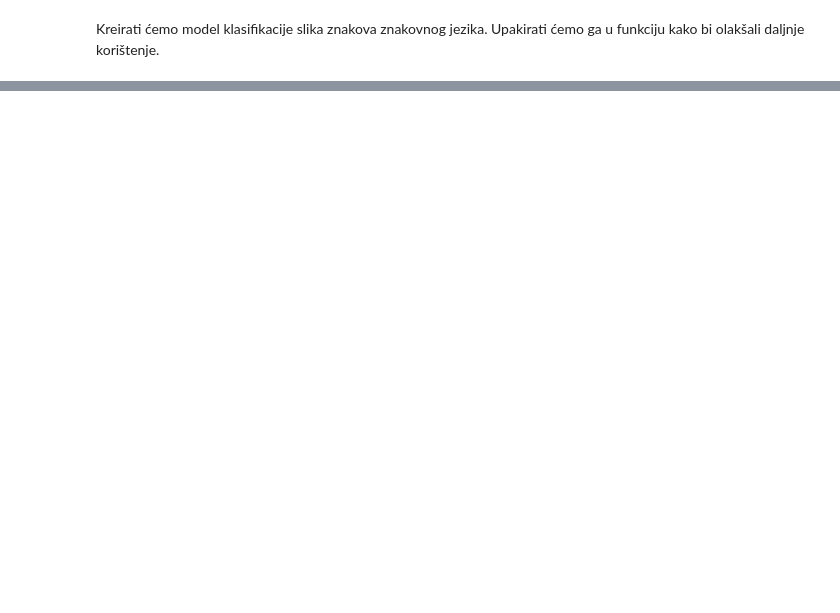
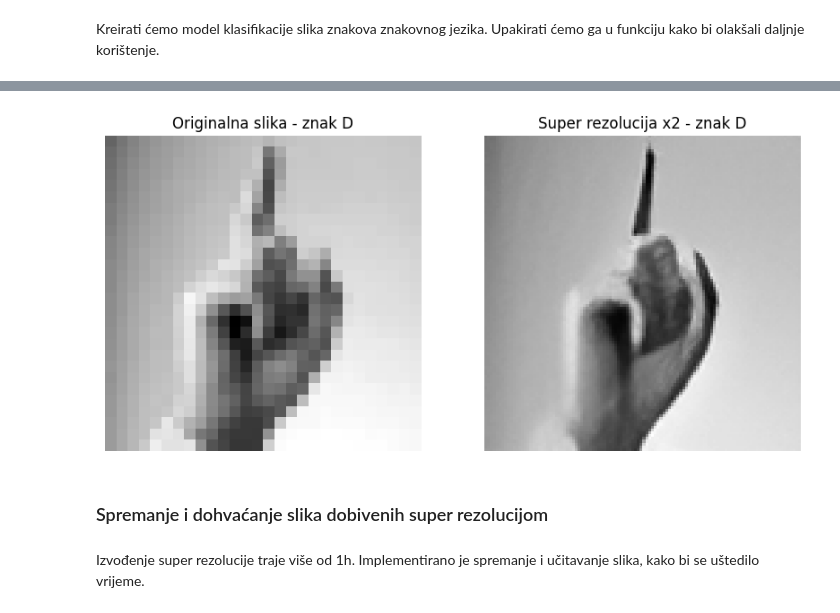
Before and after one commit to JaksicMateo/Sign-Language-Classification, a Jupyter notebook: project.ipynb, the cells around one changed output, grey strips where cells are left out. Drawn from its saved outputs; the diff is of its cells as text; code cells hidden in the pictures; blank space fills up the shorter version.

Commit message:
resnet, super resolution

```diff
--- a/project.ipynb
+++ b/project.ipynb
@@ -119,0 +380,53 @@ Epoch 5/5
+# %%
+def super_resolve_x4(model, image):
+    with torch.no_grad():
+        img = image.astype(np.float32)
+
+        if img.ndim == 2:
+            img = np.expand_dims(img, axis=2)
+        if img.shape[2] == 1:
+            img = np.repeat(img, 3, axis=2)
+
+        img = torch.from_numpy(img).permute(2, 0, 1).unsqueeze(0)
+
+        output = model(img)
+        output = output.squeeze(0)
+        output = output.clamp(0, 1)
+        output = output.permute(1, 2, 0).numpy()
+
+        return output
+# %%
+torch.manual_seed(42)
+np.random.seed(42)
+torch.backends.cudnn.deterministic = True
+torch.backends.cudnn.benchmark = False
+
+input_path = "models/RealESRGAN_x4.pth"
+
+model = RRDBNet(num_in_ch=3, num_out_ch=3, num_feat=64, num_block=23, num_grow_ch=32)
+
+state_dict = torch.load(input_path, map_location="cpu")
+model.load_state_dict(state_dict, strict=False)
+model.eval()
+
+prikazi_slike(X_train[0], rgb2gray(super_resolve_x4(model, X_train[0])),
+              f"Originalna slika - znak {get_label(y_train, 0)}", f"Super rezolucija x2 - znak {get_label(y_train, 0)}")
+
+X_train_sr_x4 = []
+for image in tqdm(X_train, desc="Super-resolving X_train"):
+    sr_image = super_resolve_x4(model, image)
+    X_train_sr_x4.append(rgb2gray(sr_image))
+
+X_test_sr_x4 = []
+for image in tqdm(X_test, desc="Super-resolving X_test"):
+    sr_image = super_resolve_x4(model, image)
+    X_test_sr_x4.append(rgb2gray(sr_image))
+
+X_train_sr_x4 = np.array(X_train_sr_x4)
+X_test_sr_x4 = np.array(X_test_sr_x4)
+# %% [output]
+[figure, added]
+# %% [markdown]
+### Spremanje i dohvaćanje slika dobivenih super rezolucijom
+# %% [markdown]
+Izvođenje super rezolucije traje više od 1h. Implementirano je spremanje i učitavanje slika, kako bi se uštedilo vrijeme.
```
Also changed, not shown: parts of 41 cells of this notebook.
